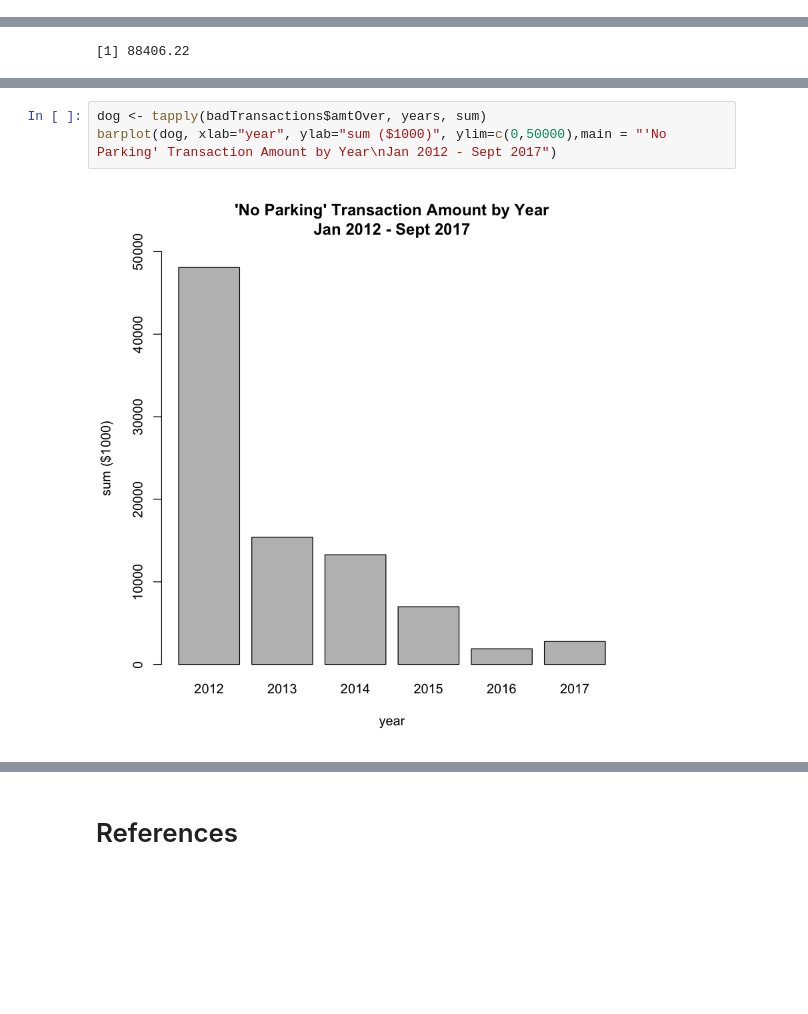
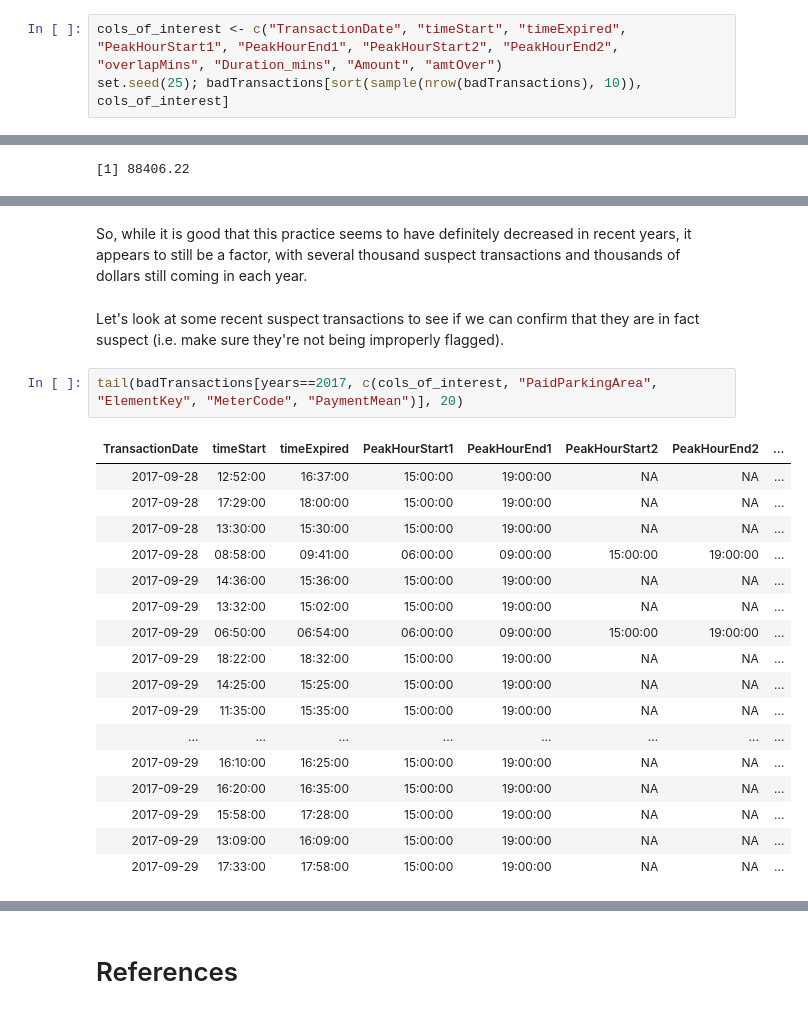
Before and after one commit to rexthompson/DATA-512-Final-Project, a Jupyter notebook: DATA-512-Final-Project.ipynb, the cells around one changed output, grey strips where cells are left out. Cells and saved outputs as stored; diff of their text form; blank space fills up the shorter version.

```diff
--- a/DATA-512-Final-Project.ipynb
+++ b/DATA-512-Final-Project.ipynb
@@ -210,0 +202,3 @@ We now have everything we should need to answer our two research questions.
+# %%
+cols_of_interest <- c("TransactionDate", "timeStart", "timeExpired", "PeakHourStart1", "PeakHourEnd1", "PeakHourStart2", "PeakHourEnd2", "overlapMins", "Duration_mins", "Amount", "amtOver")
+set.seed(25); badTransactions[sort(sample(nrow(badTransactions), 10)), cols_of_interest]
@@ -233,5 +265,24 @@ barplot(dog, xlab="year", ylab="count (thousands)", ylim=c(0,35))
-# %%
-dog <- tapply(badTransactions$amtOver, years, sum)
-barplot(dog, xlab="year", ylab="sum ($1000)", ylim=c(0,50000),main = "'No Parking' Transaction Amount by Year\nJan 2012 - Sept 2017")
-# %% [output]
-[figure, removed]
+# %% [markdown]
+So, while it is good that this practice seems to have definitely decreased in recent years, it appears to still be a factor, with several thousand suspect transactions and thousands of dollars still coming in each year.
+# %% [markdown]
+Let's look at some recent suspect transactions to see if we can confirm that they are in fact suspect (i.e. make sure they're not being improperly flagged).
+# %%
+tail(badTransactions[years==2017, c(cols_of_interest, "PaidParkingArea", "ElementKey", "MeterCode", "PaymentMean")], 20)
+# %% [output]
+| TransactionDate | timeStart | timeExpired | PeakHourStart1 | PeakHourEnd1 | PeakHourStart2 | PeakHourEnd2 | ... |
+| 2017-09-28 | 12:52:00 | 16:37:00 | 15:00:00 | 19:00:00 | NA | NA | ... |
+| 2017-09-28 | 17:29:00 | 18:00:00 | 15:00:00 | 19:00:00 | NA | NA | ... |
+| 2017-09-28 | 13:30:00 | 15:30:00 | 15:00:00 | 19:00:00 | NA | NA | ... |
+| 2017-09-28 | 08:58:00 | 09:41:00 | 06:00:00 | 09:00:00 | 15:00:00 | 19:00:00 | ... |
+| 2017-09-29 | 14:36:00 | 15:36:00 | 15:00:00 | 19:00:00 | NA | NA | ... |
+| 2017-09-29 | 13:32:00 | 15:02:00 | 15:00:00 | 19:00:00 | NA | NA | ... |
+| 2017-09-29 | 06:50:00 | 06:54:00 | 06:00:00 | 09:00:00 | 15:00:00 | 19:00:00 | ... |
+| 2017-09-29 | 18:22:00 | 18:32:00 | 15:00:00 | 19:00:00 | NA | NA | ... |
+| 2017-09-29 | 14:25:00 | 15:25:00 | 15:00:00 | 19:00:00 | NA | NA | ... |
+| 2017-09-29 | 11:35:00 | 15:35:00 | 15:00:00 | 19:00:00 | NA | NA | ... |
+| ... | ... | ... | ... | ... | ... | ... | ... |
+| 2017-09-29 | 16:10:00 | 16:25:00 | 15:00:00 | 19:00:00 | NA | NA | ... |
+| 2017-09-29 | 16:20:00 | 16:35:00 | 15:00:00 | 19:00:00 | NA | NA | ... |
+| 2017-09-29 | 15:58:00 | 17:28:00 | 15:00:00 | 19:00:00 | NA | NA | ... |
+| 2017-09-29 | 13:09:00 | 16:09:00 | 15:00:00 | 19:00:00 | NA | NA | ... |
+| 2017-09-29 | 17:33:00 | 17:58:00 | 15:00:00 | 19:00:00 | NA | NA | ... |
```
Also changed, not shown: parts of 58 cells of this notebook, 1 other file.
